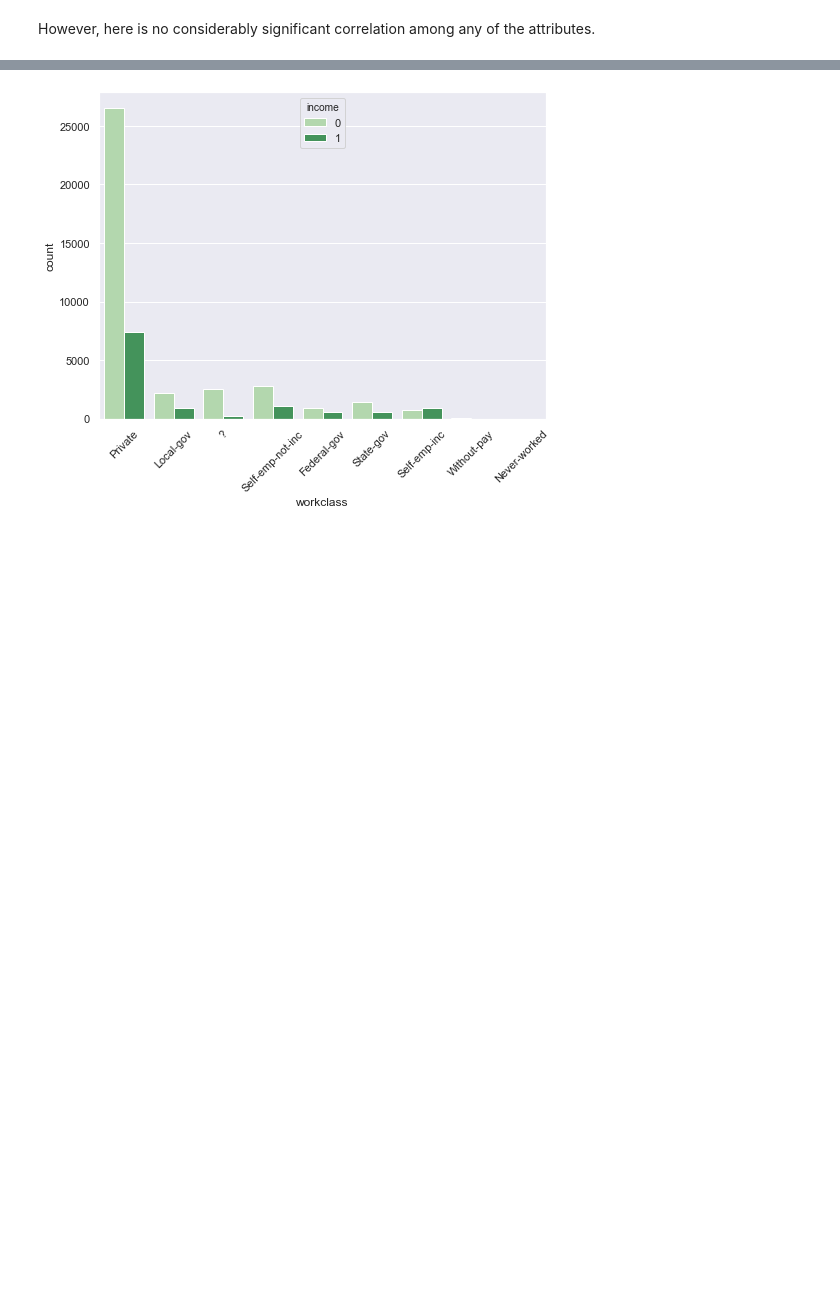
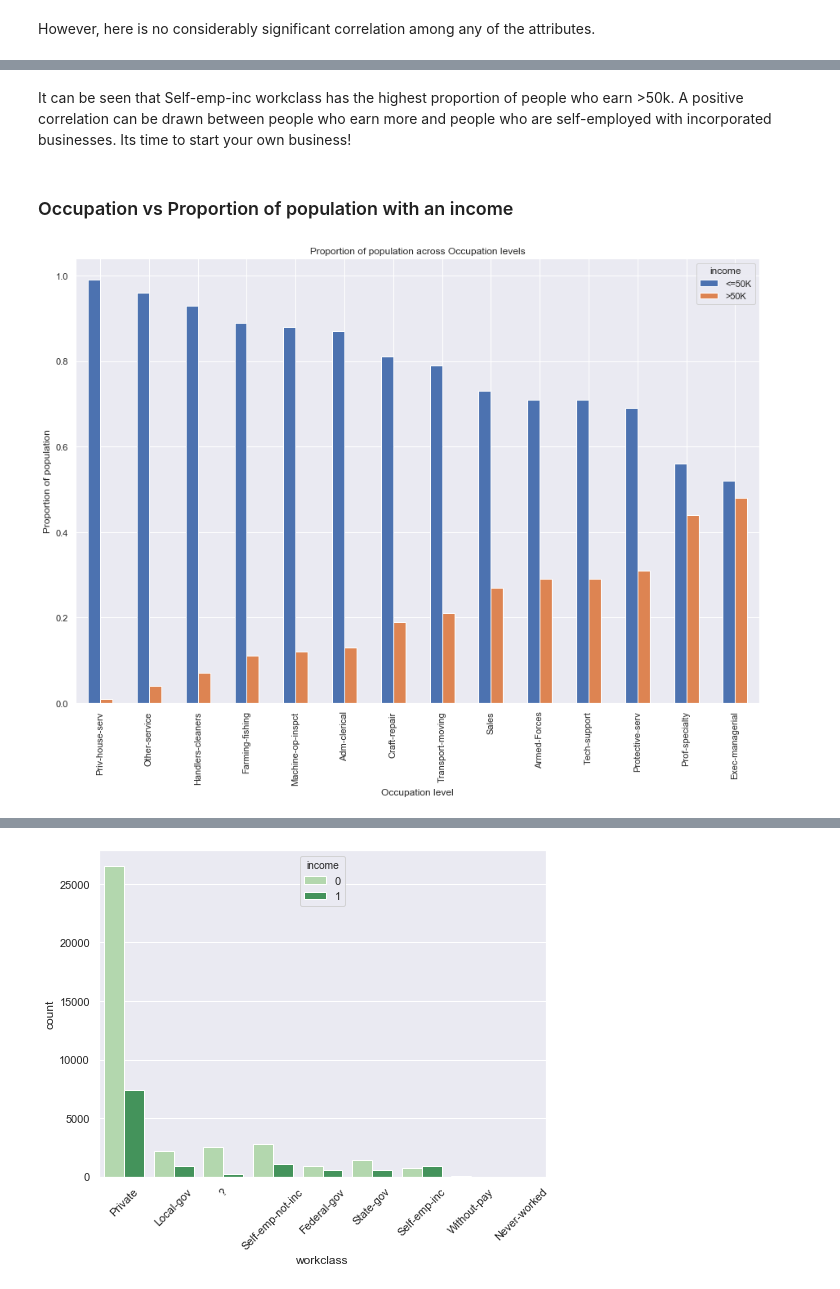
Before and after one commit to saisuma29/census_income, a Jupyter notebook: census.ipynb, the cells around one changed output, grey strips where cells are left out. Cells and saved outputs as stored; diff of their text form; code cells hidden in the pictures; blank space fills up the shorter version.

Commit message:
EDA started

```diff
--- a/census.ipynb
+++ b/census.ipynb
@@ -348,0 +403,14 @@ Name: workclass, dtype: int64
+# %% [markdown]
+It can be seen that Self-emp-inc workclass has the highest proportion of people who earn >50k. A positive correlation can be drawn between people who earn more and people who are self-employed with incorporated businesses. Its time to start your own business!
+# %% [markdown]
+### Occupation vs Proportion of population with an income
+# %%
+occupation = round(pd.crosstab(census_data.occupation, census_data.income).div(pd.crosstab(census_data.occupation, census_data.income).apply(sum,1),0),2)
+occupation.sort_values(by = '>50K', inplace = True)
+ax = occupation.plot(kind ='bar', title = 'Proportion of population across Occupation levels', figsize = (15,10))
+t = ax.set_xlabel('Occupation level')
+t = ax.set_ylabel('Proportion of population')
+
+print()
+# %% [output]
+[figure, added]
```
Also changed, not shown: parts of 42 cells of this notebook.
